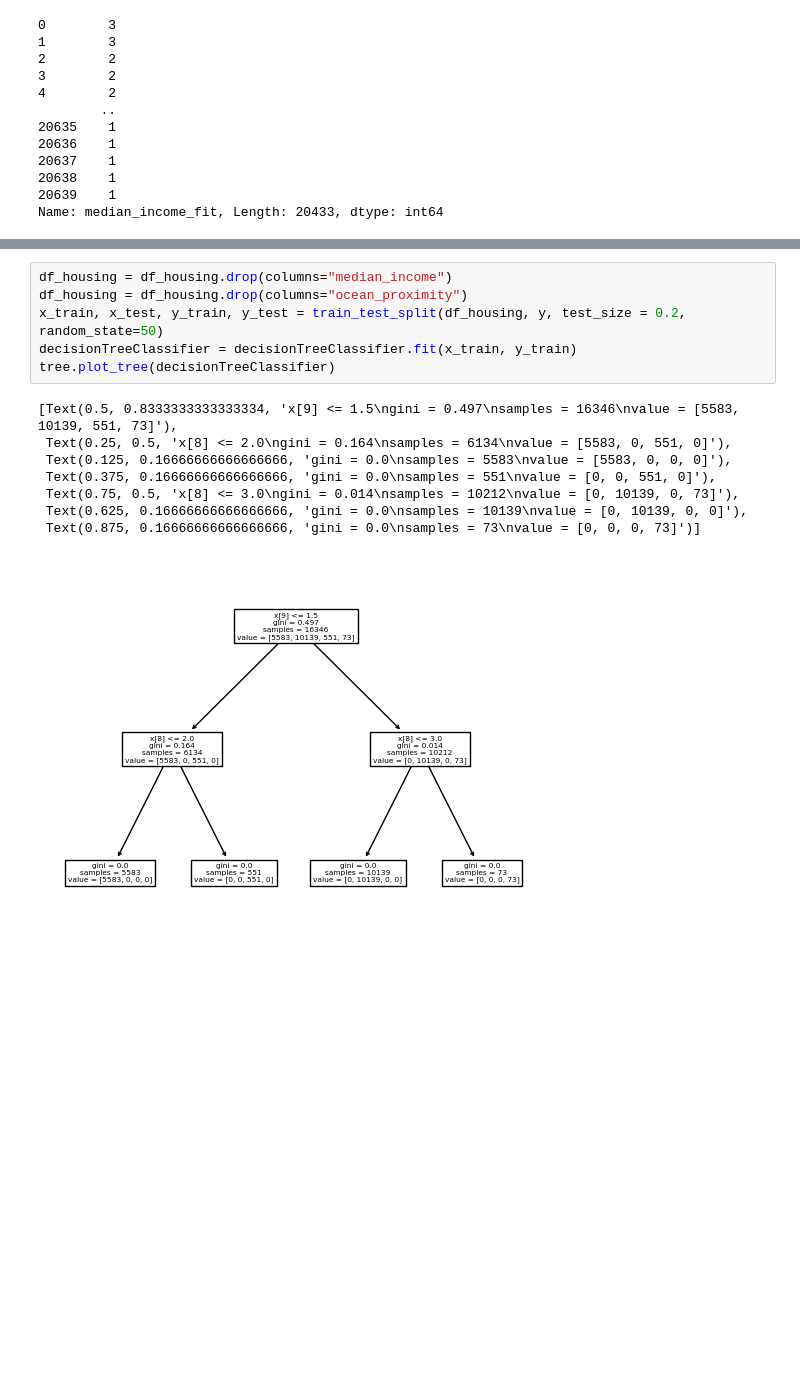
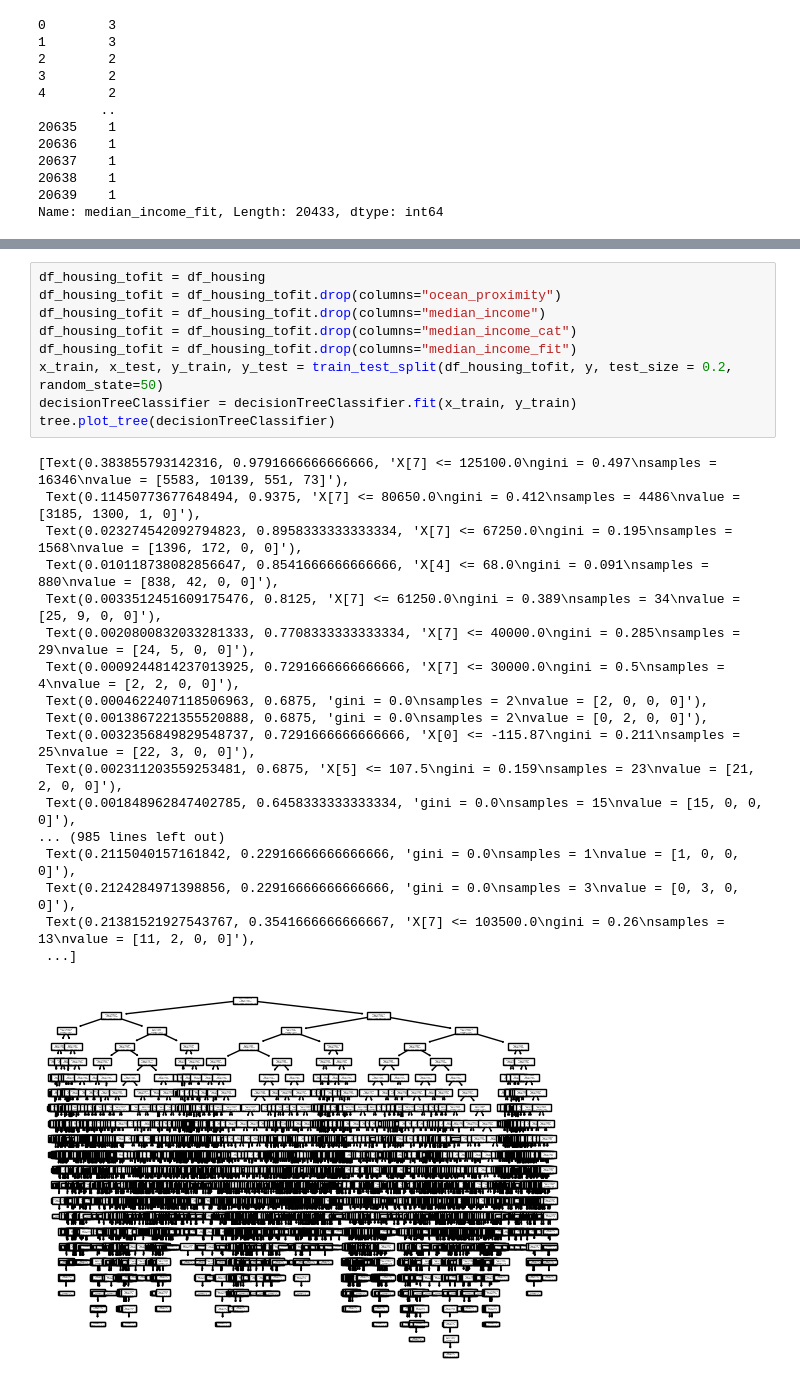
Before and after one commit to BatistaCo-Pedro/ML, a Jupyter notebook: Batista_Pedro_aufgabe_zwischenpruefung_2022/aufgabe2.ipynb, the cells around one changed output, grey strips where cells are left out. Saved outputs shown, nothing was run; the diff lists cells and outputs as text; blank space fills up the shorter version.

```diff
--- a/Batista_Pedro_aufgabe_zwischenpruefung_2022/aufgabe2.ipynb
+++ b/Batista_Pedro_aufgabe_zwischenpruefung_2022/aufgabe2.ipynb
@@ -73,17 +74,30 @@ df_housing.median_income_cat
 20639    1
 Name: median_income_cat, Length: 20433, dtype: int8
 # %%
-df_housing = df_housing.drop(columns="median_income")
-df_housing = df_housing.drop(columns="ocean_proximity")
-x_train, x_test, y_train, y_test = train_test_split(df_housing, y, test_size = 0.2, random_state=50)
+df_housing_tofit = df_housing
+df_housing_tofit = df_housing_tofit.drop(columns="ocean_proximity")
+df_housing_tofit = df_housing_tofit.drop(columns="median_income")
+df_housing_tofit = df_housing_tofit.drop(columns="median_income_cat")
+df_housing_tofit = df_housing_tofit.drop(columns="median_income_fit")
+x_train, x_test, y_train, y_test = train_test_split(df_housing_tofit, y, test_size = 0.2, random_state=50)
 decisionTreeClassifier = decisionTreeClassifier.fit(x_train, y_train)
 tree.plot_tree(decisionTreeClassifier)
 # %% [output]
-[Text(0.5, 0.8333333333333334, 'x[9] <= 1.5\ngini = 0.497\nsamples = 16346\nvalue = [5583, 10139, 551, 73]'),
- Text(0.25, 0.5, 'x[8] <= 2.0\ngini = 0.164\nsamples = 6134\nvalue = [5583, 0, 551, 0]'),
- Text(0.125, 0.16666666666666666, 'gini = 0.0\nsamples = 5583\nvalue = [5583, 0, 0, 0]'),
- Text(0.375, 0.16666666666666666, 'gini = 0.0\nsamples = 551\nvalue = [0, 0, 551, 0]'),
- Text(0.75, 0.5, 'x[8] <= 3.0\ngini = 0.014\nsamples = 10212\nvalue = [0, 10139, 0, 73]'),
- Text(0.625, 0.16666666666666666, 'gini = 0.0\nsamples = 10139\nvalue = [0, 10139, 0, 0]'),
- Text(0.875, 0.16666666666666666, 'gini = 0.0\nsamples = 73\nvalue = [0, 0, 0, 73]')]
+[Text(0.383855793142316, 0.9791666666666666, 'X[7] <= 125100.0\ngini = 0.497\nsamples = 16346\nvalue = [5583, 10139, 551, 73]'),
+ Text(0.11450773677648494, 0.9375, 'X[7] <= 80650.0\ngini = 0.412\nsamples = 4486\nvalue = [3185, 1300, 1, 0]'),
+ Text(0.023274542092794823, 0.8958333333333334, 'X[7] <= 67250.0\ngini = 0.195\nsamples = 1568\nvalue = [1396, 172, 0, 0]'),
+ Text(0.010118738082856647, 0.8541666666666666, 'X[4] <= 68.0\ngini = 0.091\nsamples = 880\nvalue = [838, 42, 0, 0]'),
+ Text(0.0033512451609175476, 0.8125, 'X[7] <= 61250.0\ngini = 0.389\nsamples = 34\nvalue = [25, 9, 0, 0]'),
+ Text(0.0020800832033281333, 0.7708333333333334, 'X[7] <= 40000.0\ngini = 0.285\nsamples = 29\nvalue = [24, 5, 0, 0]'),
+ Text(0.0009244814237013925, 0.7291666666666666, 'X[7] <= 30000.0\ngini = 0.5\nsamples = 4\nvalue = [2, 2, 0, 0]'),
+ Text(0.0004622407118506963, 0.6875, 'gini = 0.0\nsamples = 2\nvalue = [2, 0, 0, 0]'),
+ Text(0.0013867221355520888, 0.6875, 'gini = 0.0\nsamples = 2\nvalue = [0, 2, 0, 0]'),
+ Text(0.0032356849829548737, 0.7291666666666666, 'X[0] <= -115.87\ngini = 0.211\nsamples = 25\nvalue = [22, 3, 0, 0]'),
+ Text(0.002311203559253481, 0.6875, 'X[5] <= 107.5\ngini = 0.159\nsamples = 23\nvalue = [21, 2, 0, 0]'),
+ Text(0.001848962847402785, 0.6458333333333334, 'gini = 0.0\nsamples = 15\nvalue = [15, 0, 0, 0]'),
+... (985 lines left out)
+ Text(0.2115040157161842, 0.22916666666666666, 'gini = 0.0\nsamples = 1\nvalue = [1, 0, 0, 0]'),
+ Text(0.2124284971398856, 0.22916666666666666, 'gini = 0.0\nsamples = 3\nvalue = [0, 3, 0, 0]'),
+ Text(0.21381521927543767, 0.3541666666666667, 'X[7] <= 103500.0\ngini = 0.26\nsamples = 13\nvalue = [11, 2, 0, 0]'),
+ ...]
-[figure, old version]
+[figure, new version]
```
Also changed, not shown: parts of 4 cells of this notebook, 1 other file.
